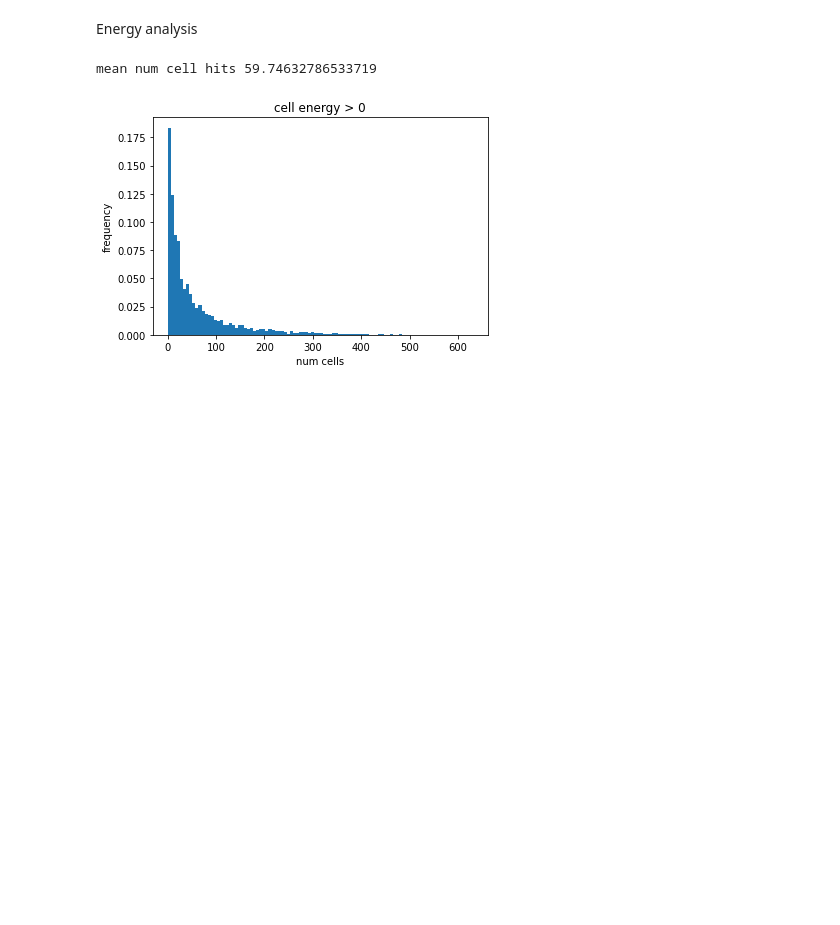
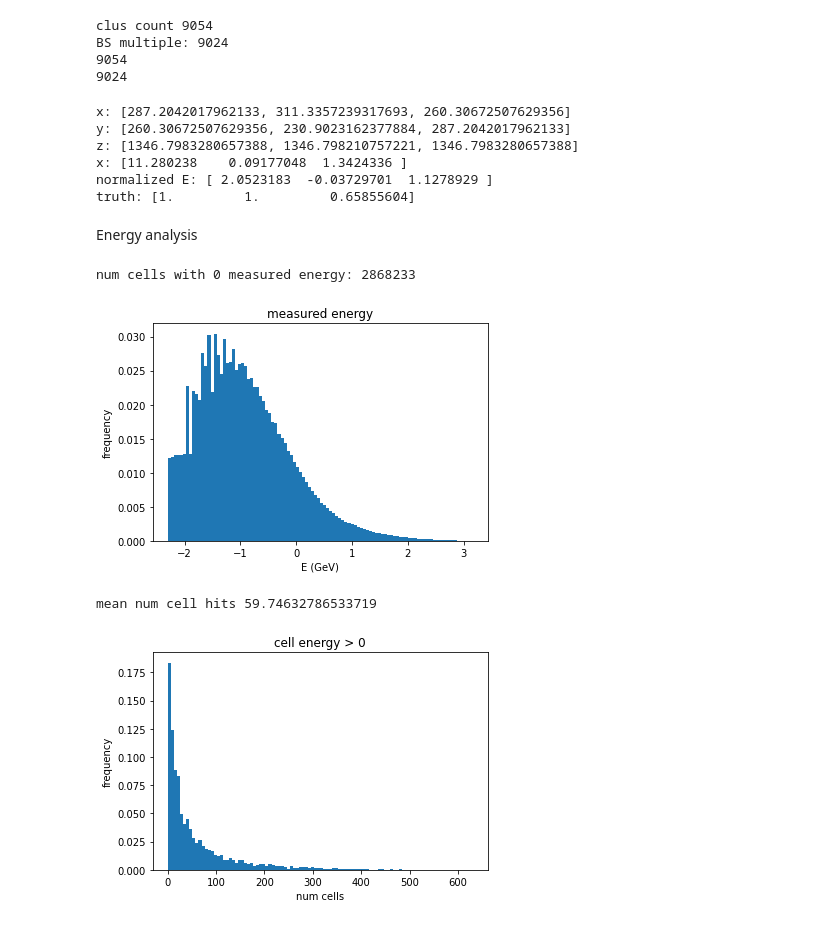
Before and after one commit to markojovo/JetPointNet, a Jupyter notebook: nbs/pion_analysis.ipynb, the cells around one changed output. Drawn from its saved outputs; the diff is of its cells as text; code cells hidden in the pictures; blank space fills up the shorter version.

```diff
--- a/nbs/pion_analysis.ipynb
+++ b/nbs/pion_analysis.ipynb
@@ -24,14 +24,27 @@ def spherical_to_cartesian(rs, thetas, phis):
 
     return x,y,z
 
+def spherical_to_cartesian_cor(rs, phis, thetas):
+    # convert to x, y, z
+    x, y, z = [], [], []
+
+    for i, r in enumerate(rs):
+        x.append(r*np.cos(phis[i]))
+        y.append(r*np.sin(phis[i]))
+        z.append( r/np.tan(thetas[i]))
+
+    return x,y,z
+
 # load and process pion file
 pion_dir = "/fast_scratch_1/jbohm/train_testing_data/pion_files"
-pi0_file_num = 14
-pipm1_file_num = 13
-pipm2_file_num = 14
+pi0_file_num = 13
+pipm1_file_num = 11
+pipm2_file_num = 12
 len_file = 6000
-i_max = 1
+i_low = 0
+i_high = 0
 energy_threshold = 0
+BATCH_SIZE = 64
 
 # load cell geo tree dict
 file = uproot.open("/data/atlas/data/rho_delta/rho_small.root")
@@ -39,7 +52,7 @@ cell_geo_tree = file["CellGeo"]
 
 node_feature_names = cell_geo_tree.keys()[1:7] # 'cell_geo_sampling', 'cell_geo_eta', 'cell_geo_phi', 'cell_geo_rPerp', 'cell_geo_deta', 'cell_geo_dphi'
 
-file_names = ["/pi0_" + str(pi0_file_num) + "_pipm_" + str(pipm1_file_num) + "_" + str(pipm2_file_num) + "_len_" + str(len_file) + "_i_" + str(i) + ".npy" for i in range(i_max)]
+file_names = ["/pi0_" + str(pi0_file_num) + "_pipm_" + str(pipm1_file_num) + "_" + str(pipm2_file_num) + "_len_" + str(len_file) + "_i_" + str(i) + ".npy" for i in range(i_low, i_high + 1)]
 
 cell_geo_data = cell_geo_tree.arrays(library='np')
 cell_geo_ID = cell_geo_data['cell_geo_ID'][0]
@@ -57,6 +70,7 @@ for feature in [*node_feature_names, 'x', 'y', 'z', 'truth_EM_frac', 'cluster_ce
 for file_name in file_names:
     event_data = np.load(pion_dir + file_name, allow_pickle=True).item()
     num_events = len(event_data["eventNumber"])
+    clus_count = 0
 
     for event_idx in range(num_events):
         num_clusters = event_data["nCluster"][event_idx]
@@ -93,7 +107,7 @@ for file_name in file_names:
 
             # get cartesian coords
             thetas = [2*np.arctan(np.exp(-eta)) for eta in node_features["cell_geo_eta"]]
-            x, y, z = spherical_to_cartesian(node_features["cell_geo_rPerp"], node_features["cell_geo_phi"], thetas)
+            x, y, z = spherical_to_cartesian_cor(node_features["cell_geo_rPerp"], node_features["cell_geo_phi"], thetas)
 
             # get target particle - 0 for pi0 [111], 1 for pi+/- [-111]
             truth_particle = 0 if event_data["truthPartPdgId"][event_idx][0] == 111 else 1
@@ -125,10 +139,48 @@ for file_name in file_names:
                 processed_event_data["truth_particle"].append(truth_particle)
 
                 num_cells = 0
+                clus_count += 1
+
+    print("clus count", clus_count)
+    BS_multiple_num_clus = math.floor(clus_count / BATCH_SIZE)*BATCH_SIZE
+    print("BS multiple:", BS_multiple_num_clus)
+    print(len(processed_event_data["truth_particle"]))
+    for key in processed_event_data:
+        del processed_event_data[key][BS_multiple_num_clus - clus_count:]
+    print(len(processed_event_data["truth_particle"]))
+
+
 # takes ~7 min for 50 files?
 # takes ~ 7s for 1 file
+# %% [output]
+clus count 9054
+BS multiple: 9024
+9054
+9024
+# %%
+print("x:", processed_event_data["x"][0][:3])
+print("y:", processed_event_data["y"][0][:3])
+print("z:", processed_event_data["z"][0][:3])
+print("x:", processed_event_data["cluster_cell_E"][0][:3])
+print("normalized E:", np.log10(processed_event_data["cluster_cell_E"][0][:3]) + 1)
+print("truth:", processed_event_data["truth_EM_frac"][1000][40:43])
+# %% [output]
+x: [287.2042017962133, 311.3357239317693, 260.30672507629356]
+y: [260.30672507629356, 230.9023162377884, 287.2042017962133]
+z: [1346.7983280657388, 1346.798210757221, 1346.7983280657388]
+x: [11.280238    0.09177048  1.3424336 ]
+normalized E: [ 2.0523183  -0.03729701  1.1278929 ]
+truth: [1.         1.         0.65855604]
 # %% [markdown]
 Energy analysis
+# %%
+# how many cells have truth energy but no measured energy
+cluster_cell_E = np.array([cell for clus_group in processed_event_data["cluster_cell_E"] for cell in clus_group])
+print("num cells with 0 measured energy:", len(cluster_cell_E[cluster_cell_E < 0]))
+pu.plot_hist(cluster_cell_E, 100, "measured energy", "E (GeV)", "frequency")
+# %% [output]
+num cells with 0 measured energy: 2868233
+[figure, added]
 # %%
 # plot average number of cell hits at different thresholds of energy hits
 num_cell_hits = [len(processed_event_data["truth_EM_frac"][i]) for i in range(len(processed_event_data["truth_EM_frac"]))]
```
Also changed, not shown: parts of 7 cells of this notebook, 8 other files.
